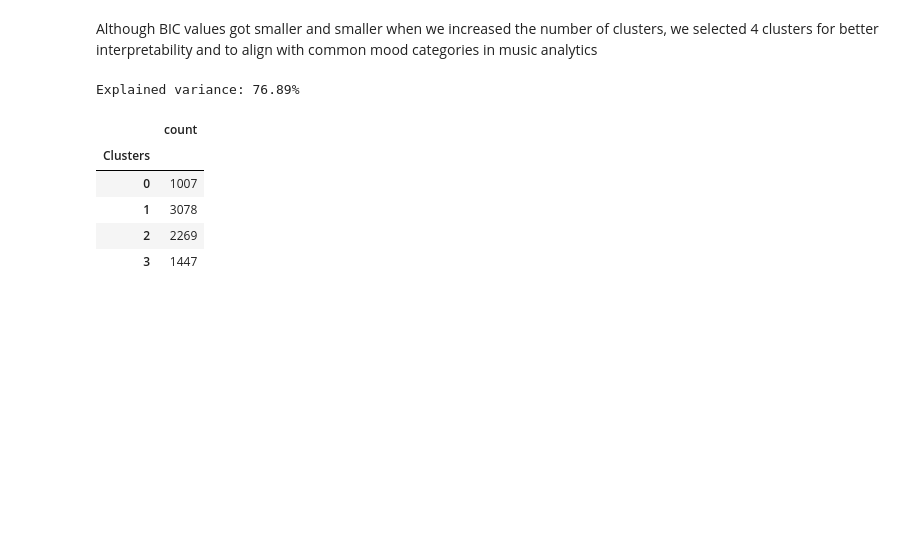
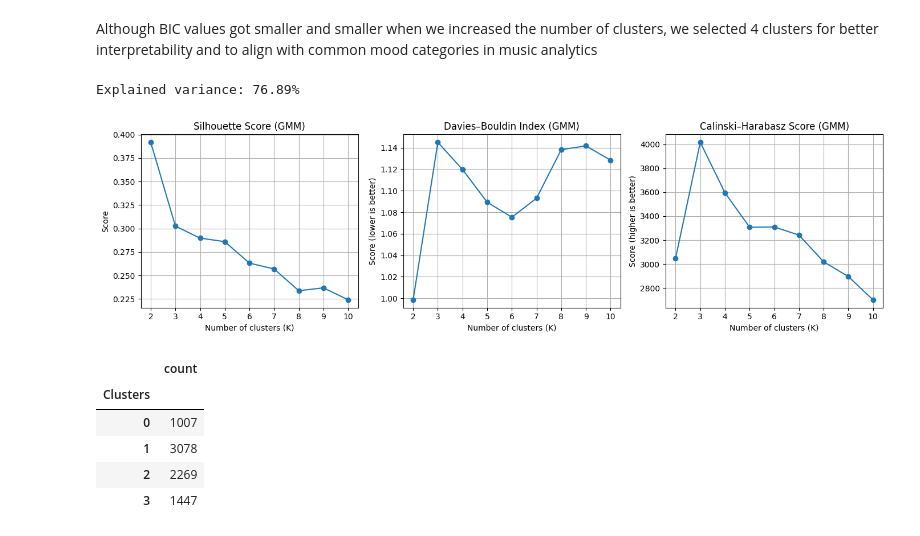
Before and after one commit to ashrafbadalof/Spotify-Project, a Jupyter notebook: AML_CW_Spotify_Mood_Clustering.ipynb, the cells around one changed output. Drawn from its saved outputs; the diff is of its cells as text; code cells hidden in the pictures; blank space fills up the shorter version.

```diff
--- a/AML_CW_Spotify_Mood_Clustering.ipynb
+++ b/AML_CW_Spotify_Mood_Clustering.ipynb
@@ -423,6 +349,48 @@ X_pca = pca.fit_transform(X_new)
 print(f"Explained variance: {pca.explained_variance_ratio_.sum():.2%}")
 # %% [output]
 Explained variance: 76.89%
+# %%
+Ks = range(2, 11)
+
+sil_scores = []
+db_scores = []
+ch_scores = []
+
+for k in Ks:
+    gmm = GaussianMixture(n_components=k, covariance_type='tied', random_state = 78, n_init = 10, reg_covar=1e-4)
+    labels = gmm.fit_predict(X_pca)
+
+    sil_scores.append(silhouette_score(X_pca, labels))
+    db_scores.append(davies_bouldin_score(X_pca, labels))
+    ch_scores.append(calinski_harabasz_score(X_pca, labels))
+
+plt.figure(figsize=(14, 4))
+
+plt.subplot(1, 3, 1)
+plt.plot(Ks, sil_scores, marker='o')
+plt.title("Silhouette Score (GMM)")
+plt.xlabel("Number of clusters (K)")
+plt.ylabel("Score")
+plt.grid(True)
+
+plt.subplot(1, 3, 2)
+plt.plot(Ks, db_scores, marker='o')
+plt.title("Davies–Bouldin Index (GMM)")
+plt.xlabel("Number of clusters (K)")
+plt.ylabel("Score (lower is better)")
+plt.grid(True)
+
+plt.subplot(1, 3, 3)
+plt.plot(Ks, ch_scores, marker='o')
+plt.title("Calinski–Harabasz Score (GMM)")
+plt.xlabel("Number of clusters (K)")
+plt.ylabel("Score (higher is better)")
+plt.grid(True)
+
+plt.tight_layout()
+plt.show()
+# %% [output]
+[figure, added]
 # %%
 gmm = GaussianMixture(n_components=4, covariance_type='tied', random_state = 78, n_init = 10, reg_covar=1e-4)
 
```
Also changed, not shown: parts of 38 cells of this notebook.
